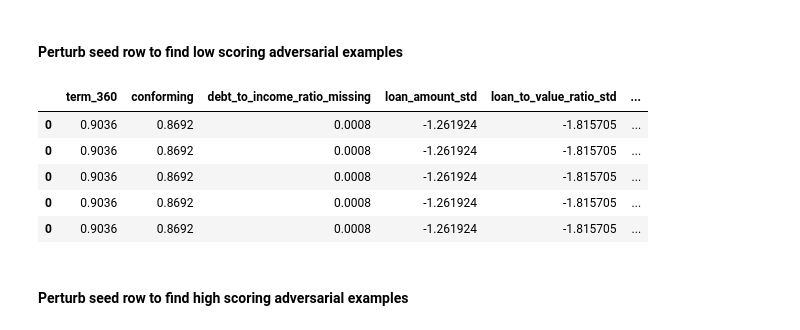
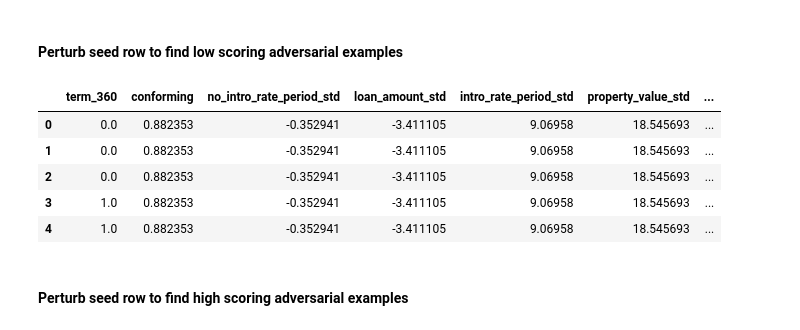
Before and after one commit to bhuwang971/DNSC6330_Assignment4, a Jupyter notebook: assign_4_template.ipynb, the cells around one changed output. Drawn from its saved outputs; the diff is of its cells as text; code cells hidden in the pictures.

```diff
--- a/assign_4_template.ipynb
+++ b/assign_4_template.ipynb
@@ -416,16 +351,18 @@ Cross-Validation Metrics Summary:
 # %% [markdown]
 #### Use stolen model to find seed rows for adversary searches
 # %%
-varimp = stolen_dt.varimp(use_pandas=True)
-top_features = varimp['variable'].head(3).tolist()
-# Use blackbox_phat_raw (unnormalized phat) for seed selection
-low_seed = blackbox_phat_raw.loc[blackbox_phat_raw['phat'] <= blackbox_phat_raw['phat'].quantile(0.05)].mean()
-high_seed = blackbox_phat_raw.loc[blackbox_phat_raw['phat'] >= blackbox_phat_raw['phat'].quantile(0.95)].mean()
-print('Max phat in blackbox_phat:', blackbox_phat_raw['phat'].max())
-print('Top features for perturbation:', top_features)
+low_adversary_seed = random_frame.loc[(random_frame['intro_rate_period_std'] >= 4.63) &
+                                      (random_frame['loan_amount_std'] < -1.25) &
+                                      (random_frame['property_value_std'] >= -0.9)].mean() # note this traces the stolen tree to the lowest prediction - does it trace your tree?
+
 print('Low adversarial example search seed row:')
-print(low_seed)
+print(low_adversary_seed)
 print()
+
+high_adversary_seed = random_frame.loc[(random_frame['intro_rate_period_std'] < 2.26) &
+                                       (random_frame['income_std'] < 233) &
+                                       (random_frame['property_value_std'] < -0.8), :].mean() # note this traces the stolen tree to the highest prediction - does it trace your tree?
+
 print('High adversarial example search seed row:')
-print(high_seed)
+print(high_adversary_seed)
 # %% [output]
@@ -449,33 +386,42 @@ dtype: float64
 # %% [markdown]
 #### Perturb seed row to find low scoring adversarial examples
 # %%
-# Initialize with proper dtypes to avoid FutureWarning
-dtypes = {col: 'float64' for col in rem_x_names}
-low_adversary_frame = pd.DataFrame(columns=rem_x_names).astype(dtypes)
+# init results frames
+low_adversary_frame = pd.DataFrame(columns=list(schema_dict.keys()))
+
+# quantiles over which to search
+low_quantiles = [0.01, 0.05, 0.1, 0.25, 0.5]
+high_quantiles = [0.99, 0.95, 0.9, 0.75, 0.5]
+
 idx = 0
-quantiles = [0.05, 0.1, 0.25]
-for a in random_frame[top_features[0]].quantile(quantiles):
-    for b in random_frame[top_features[1]].quantile(quantiles):
-        for c in random_frame[top_features[2]].quantile(quantiles):
-            row = pd.DataFrame([low_seed], columns=rem_x_names_extended)
-            row[top_features[0]] = a
-            row[top_features[1]] = b
-            row[top_features[2]] = c
-            # Recalculate interaction terms based on perturbed values
-            row['loan_to_value_loan_amount'] = row['loan_to_value_ratio_std'] * row['loan_amount_std']
-            row['loan_amount_property_value'] = row['loan_amount_std'] * row['property_value_std']
-            row['loan_to_value_property_value'] = row['loan_to_value_ratio_std'] * row['property_value_std']
-            row['income_debt_to_income'] = row['income_std'] * row['debt_to_income_ratio_std']
-            low_adversary_frame = pd.concat([low_adversary_frame, row[rem_x_names]], axis=0)
-            idx += 1
+
+# generate potential adversarial examples across four important features
+# using values of each feature and seeded by information from stolen tree
+for a in list(random_frame['property_value_std'].quantile(high_quantiles)):
+    for b in list(random_frame['intro_rate_period_std'].quantile(high_quantiles)):
+        for c in list(random_frame['debt_to_income_ratio_std'].quantile(low_quantiles)):
+            for d in list(random_frame['term_360'].quantile(low_quantiles)):
+                # Create a new DataFrame with the seed values
+                low_adversary_seed_frame = pd.DataFrame([low_adversary_seed.values],
+                                                       columns=list(schema_dict.keys()),
+                                                       index=[idx])
+                # Update specific columns with perturbed values
+                low_adversary_seed_frame['property_value_std'] = a
+                low_adversary_seed_frame['intro_rate_period_std'] = b
+                low_adversary_seed_frame['debt_to_income_ratio_std'] = c
+                low_adversary_seed_frame['term_360'] = d
+                low_adversary_frame = pd.concat([low_adversary_frame, low_adversary_seed_frame], axis=0, ignore_index=False)
+                idx += 1
+
+# view potential low scoring adversarial examples
 low_adversary_frame.head()
 # %% [output]
-|  | term_360 | conforming | debt_to_income_ratio_missing | loan_amount_std | loan_to_value_ratio_std | ... |
-| 0 | 0.9036 | 0.8692 | 0.0008 | -1.261924 | -1.815705 | ... |
-| 0 | 0.9036 | 0.8692 | 0.0008 | -1.261924 | -1.815705 | ... |
-| 0 | 0.9036 | 0.8692 | 0.0008 | -1.261924 | -1.815705 | ... |
-| 0 | 0.9036 | 0.8692 | 0.0008 | -1.261924 | -1.815705 | ... |
-| 0 | 0.9036 | 0.8692 | 0.0008 | -1.261924 | -1.815705 | ... |
+|  | term_360 | conforming | no_intro_rate_period_std | loan_amount_std | intro_rate_period_std | property_value_std | ... |
+| 0 | 0.0 | 0.882353 | -0.352941 | -3.411105 | 9.06958 | 18.545693 | ... |
+| 1 | 0.0 | 0.882353 | -0.352941 | -3.411105 | 9.06958 | 18.545693 | ... |
+| 2 | 0.0 | 0.882353 | -0.352941 | -3.411105 | 9.06958 | 18.545693 | ... |
+| 3 | 1.0 | 0.882353 | -0.352941 | -3.411105 | 9.06958 | 18.545693 | ... |
+| 4 | 1.0 | 0.882353 | -0.352941 | -3.411105 | 9.06958 | 18.545693 | ... |
 # %% [markdown]
 #### Perturb seed row to find high scoring adversarial examples
 # %%
```
Also changed, not shown: parts of 28 cells of this notebook, 3 other files.
